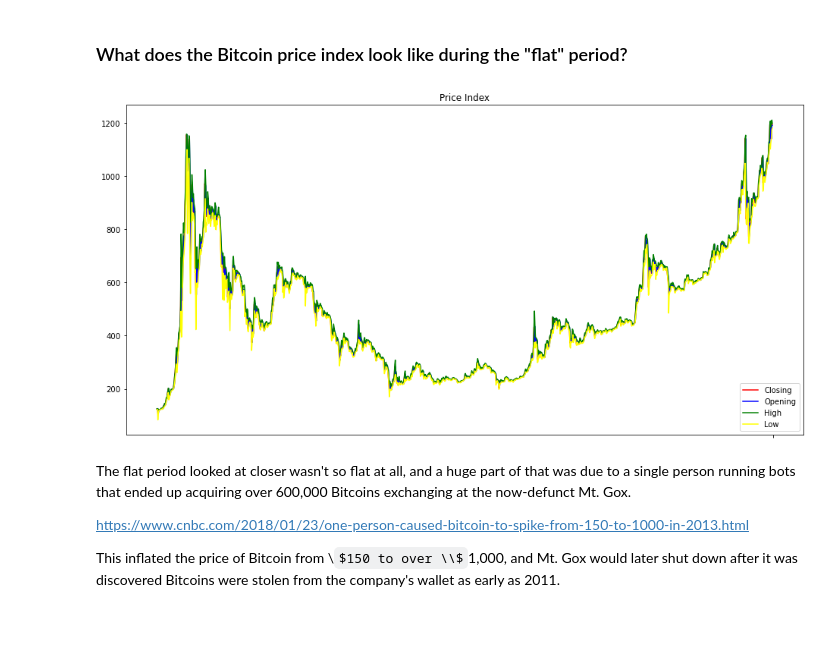
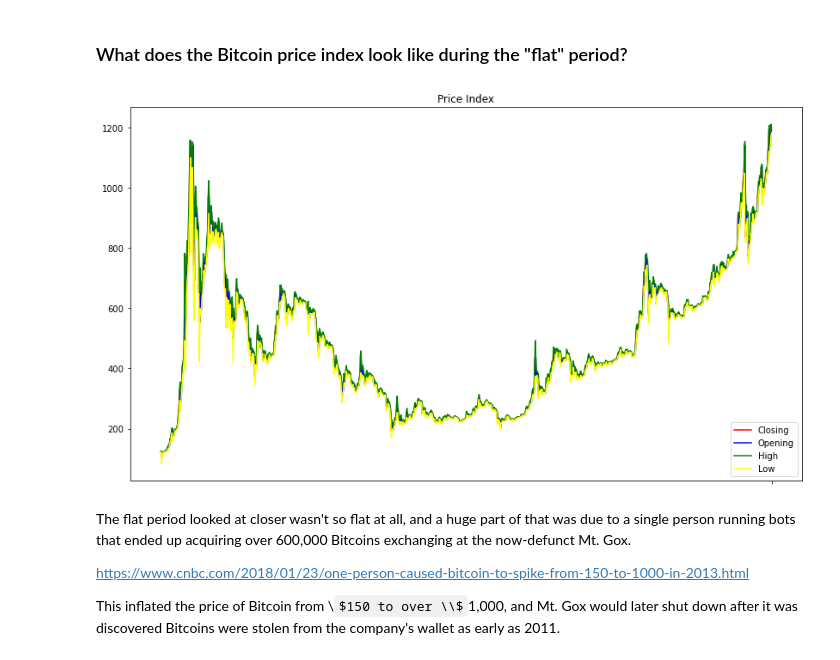
Before and after one commit to kartoffelknoedeln/data-analytics, a Jupyter notebook: bitcoin-analytics.ipynb, the cells around one changed output. Cells and saved outputs as stored; diff of their text form; code cells hidden in the pictures; some formulas as TeX source; blank space fills up the shorter version.

```diff
--- a/bitcoin-analytics.ipynb
+++ b/bitcoin-analytics.ipynb
@@ -213,20 +213,20 @@ flatdaterange = bitcoindata.loc[(bitcoindata['Monthly'] <= '201702')]
 # %%
 import matplotlib.pyplot as plt
 
-plt.figure(figsize=(16,8))
+plt.figure(figsize=(14,8))
 
 plt.title('Price Index')
 plt.plot(flatdaterange.Date, flatdaterange.Closing, label='Closing', color='red')
 plt.plot(flatdaterange.Date, flatdaterange.Opening, label='Opening', color='blue')
 plt.plot(flatdaterange.Date, flatdaterange.High, label='High', color='green')
 plt.plot(flatdaterange.Date, flatdaterange.Low, label='Low', color='yellow')
 
 plt.xticks('')
 plt.legend()
 
 plt.show()
 # %% [output]
-[figure, old version]
+[figure, new version]
 # %% [markdown]
 The flat period looked at closer wasn't so flat at all, and a huge part of that was due to a single person running bots that ended up acquiring over 600,000 Bitcoins exchanging at the now-defunct Mt. Gox.
 
```
Also changed, not shown: parts of 11 cells of this notebook.
